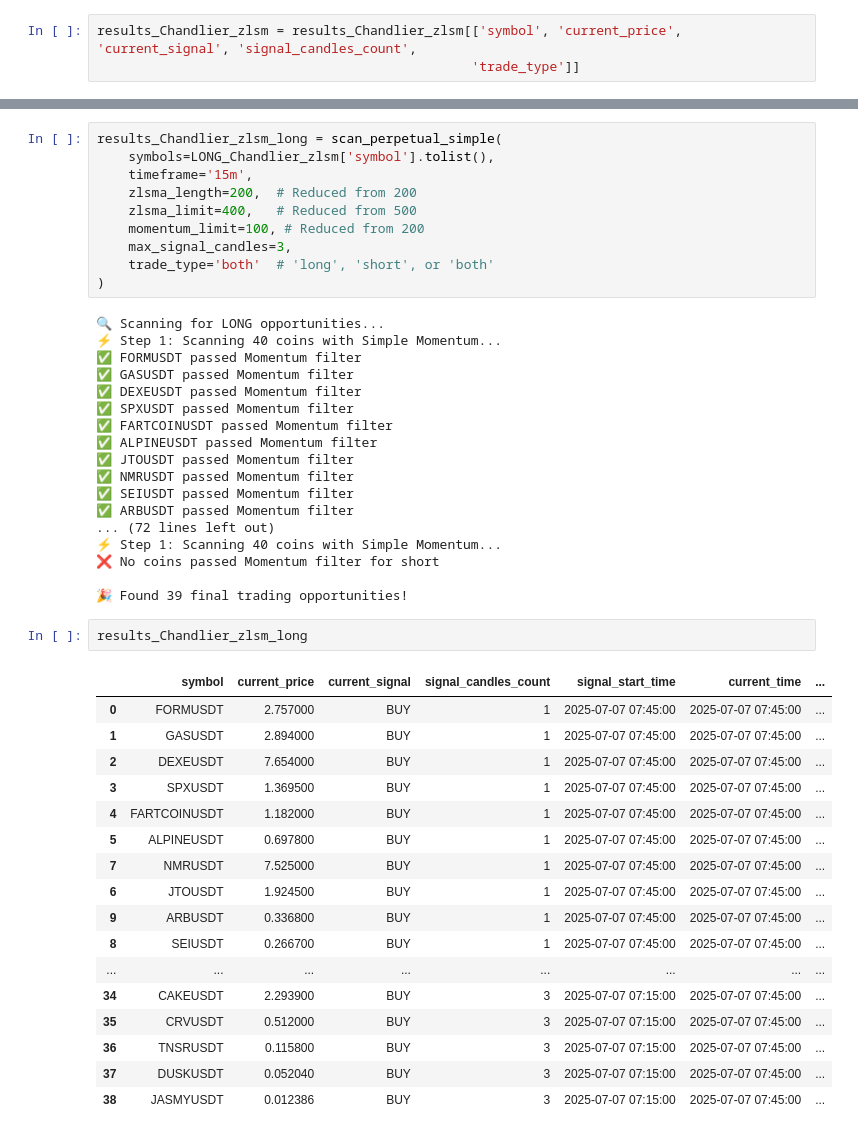
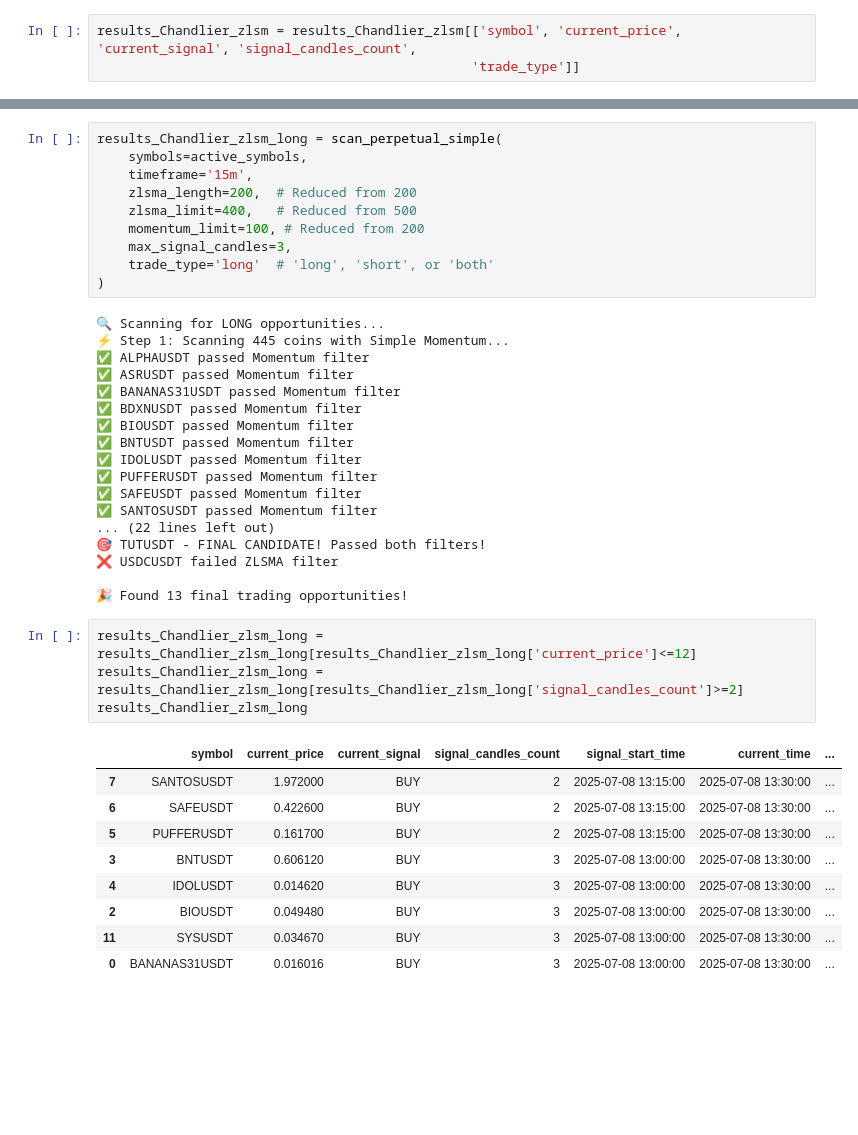
Before and after one commit to Arupreza/CrypBot, a Jupyter notebook: Future/Live_Trade_Future.ipynb, the cells around one changed output, grey strips where cells are left out. Cells and saved outputs as stored; diff of their text form; blank space fills up the shorter version.

```diff
--- a/Future/Live_Trade_Future.ipynb
+++ b/Future/Live_Trade_Future.ipynb
@@ -215,48 +269,42 @@ sell_pressure
 # %%
 results_Chandlier_zlsm_long = scan_perpetual_simple(
-    symbols=LONG_Chandlier_zlsm['symbol'].tolist(),
+    symbols=active_symbols,
     timeframe='15m',
     zlsma_length=200,  # Reduced from 200
     zlsma_limit=400,   # Reduced from 500
     momentum_limit=100, # Reduced from 200
     max_signal_candles=3,
-    trade_type='both'  # 'long', 'short', or 'both'
+    trade_type='long'  # 'long', 'short', or 'both'
 )
 # %% [output]
 🔍 Scanning for LONG opportunities...
-⚡ Step 1: Scanning 40 coins with Simple Momentum...
-✅ FORMUSDT passed Momentum filter
-✅ GASUSDT passed Momentum filter
-✅ DEXEUSDT passed Momentum filter
-✅ SPXUSDT passed Momentum filter
-✅ FARTCOINUSDT passed Momentum filter
-✅ ALPINEUSDT passed Momentum filter
-✅ JTOUSDT passed Momentum filter
-✅ NMRUSDT passed Momentum filter
-✅ SEIUSDT passed Momentum filter
-✅ ARBUSDT passed Momentum filter
-... (72 lines left out)
-⚡ Step 1: Scanning 40 coins with Simple Momentum...
-❌ No coins passed Momentum filter for short
+⚡ Step 1: Scanning 445 coins with Simple Momentum...
+✅ ALPHAUSDT passed Momentum filter
+✅ ASRUSDT passed Momentum filter
+✅ BANANAS31USDT passed Momentum filter
+✅ BDXNUSDT passed Momentum filter
+✅ BIOUSDT passed Momentum filter
+✅ BNTUSDT passed Momentum filter
+✅ IDOLUSDT passed Momentum filter
+✅ PUFFERUSDT passed Momentum filter
+✅ SAFEUSDT passed Momentum filter
+✅ SANTOSUSDT passed Momentum filter
+... (22 lines left out)
+🎯 TUTUSDT - FINAL CANDIDATE! Passed both filters!
+❌ USDCUSDT failed ZLSMA filter
 
-🎉 Found 39 final trading opportunities!
+🎉 Found 13 final trading opportunities!
 # %%
+results_Chandlier_zlsm_long = results_Chandlier_zlsm_long[results_Chandlier_zlsm_long['current_price']<=12]
+results_Chandlier_zlsm_long = results_Chandlier_zlsm_long[results_Chandlier_zlsm_long['signal_candles_count']>=2]
 results_Chandlier_zlsm_long
 # %% [output]
 |  | symbol | current_price | current_signal | signal_candles_count | signal_start_time | current_time | ... |
-| 0 | FORMUSDT | 2.757000 | BUY | 1 | 2025-07-07 07:45:00 | 2025-07-07 07:45:00 | ... |
-| 1 | GASUSDT | 2.894000 | BUY | 1 | 2025-07-07 07:45:00 | 2025-07-07 07:45:00 | ... |
-| 2 | DEXEUSDT | 7.654000 | BUY | 1 | 2025-07-07 07:45:00 | 2025-07-07 07:45:00 | ... |
-| 3 | SPXUSDT | 1.369500 | BUY | 1 | 2025-07-07 07:45:00 | 2025-07-07 07:45:00 | ... |
-| 4 | FARTCOINUSDT | 1.182000 | BUY | 1 | 2025-07-07 07:45:00 | 2025-07-07 07:45:00 | ... |
-| 5 | ALPINEUSDT | 0.697800 | BUY | 1 | 2025-07-07 07:45:00 | 2025-07-07 07:45:00 | ... |
-| 7 | NMRUSDT | 7.525000 | BUY | 1 | 2025-07-07 07:45:00 | 2025-07-07 07:45:00 | ... |
-| 6 | JTOUSDT | 1.924500 | BUY | 1 | 2025-07-07 07:45:00 | 2025-07-07 07:45:00 | ... |
-| 9 | ARBUSDT | 0.336800 | BUY | 1 | 2025-07-07 07:45:00 | 2025-07-07 07:45:00 | ... |
-| 8 | SEIUSDT | 0.266700 | BUY | 1 | 2025-07-07 07:45:00 | 2025-07-07 07:45:00 | ... |
-| ... | ... | ... | ... | ... | ... | ... | ... |
-| 34 | CAKEUSDT | 2.293900 | BUY | 3 | 2025-07-07 07:15:00 | 2025-07-07 07:45:00 | ... |
-| 35 | CRVUSDT | 0.512000 | BUY | 3 | 2025-07-07 07:15:00 | 2025-07-07 07:45:00 | ... |
-| 36 | TNSRUSDT | 0.115800 | BUY | 3 | 2025-07-07 07:15:00 | 2025-07-07 07:45:00 | ... |
-| 37 | DUSKUSDT | 0.052040 | BUY | 3 | 2025-07-07 07:15:00 | 2025-07-07 07:45:00 | ... |
-| 38 | JASMYUSDT | 0.012386 | BUY | 3 | 2025-07-07 07:15:00 | 2025-07-07 07:45:00 | ... |
+| 7 | SANTOSUSDT | 1.972000 | BUY | 2 | 2025-07-08 13:15:00 | 2025-07-08 13:30:00 | ... |
+| 6 | SAFEUSDT | 0.422600 | BUY | 2 | 2025-07-08 13:15:00 | 2025-07-08 13:30:00 | ... |
+| 5 | PUFFERUSDT | 0.161700 | BUY | 2 | 2025-07-08 13:15:00 | 2025-07-08 13:30:00 | ... |
+| 3 | BNTUSDT | 0.606120 | BUY | 3 | 2025-07-08 13:00:00 | 2025-07-08 13:30:00 | ... |
+| 4 | IDOLUSDT | 0.014620 | BUY | 3 | 2025-07-08 13:00:00 | 2025-07-08 13:30:00 | ... |
+| 2 | BIOUSDT | 0.049480 | BUY | 3 | 2025-07-08 13:00:00 | 2025-07-08 13:30:00 | ... |
+| 11 | SYSUSDT | 0.034670 | BUY | 3 | 2025-07-08 13:00:00 | 2025-07-08 13:30:00 | ... |
+| 0 | BANANAS31USDT | 0.016016 | BUY | 3 | 2025-07-08 13:00:00 | 2025-07-08 13:30:00 | ... |
```
Also changed, not shown: parts of 38 cells of this notebook, 5 other files.
